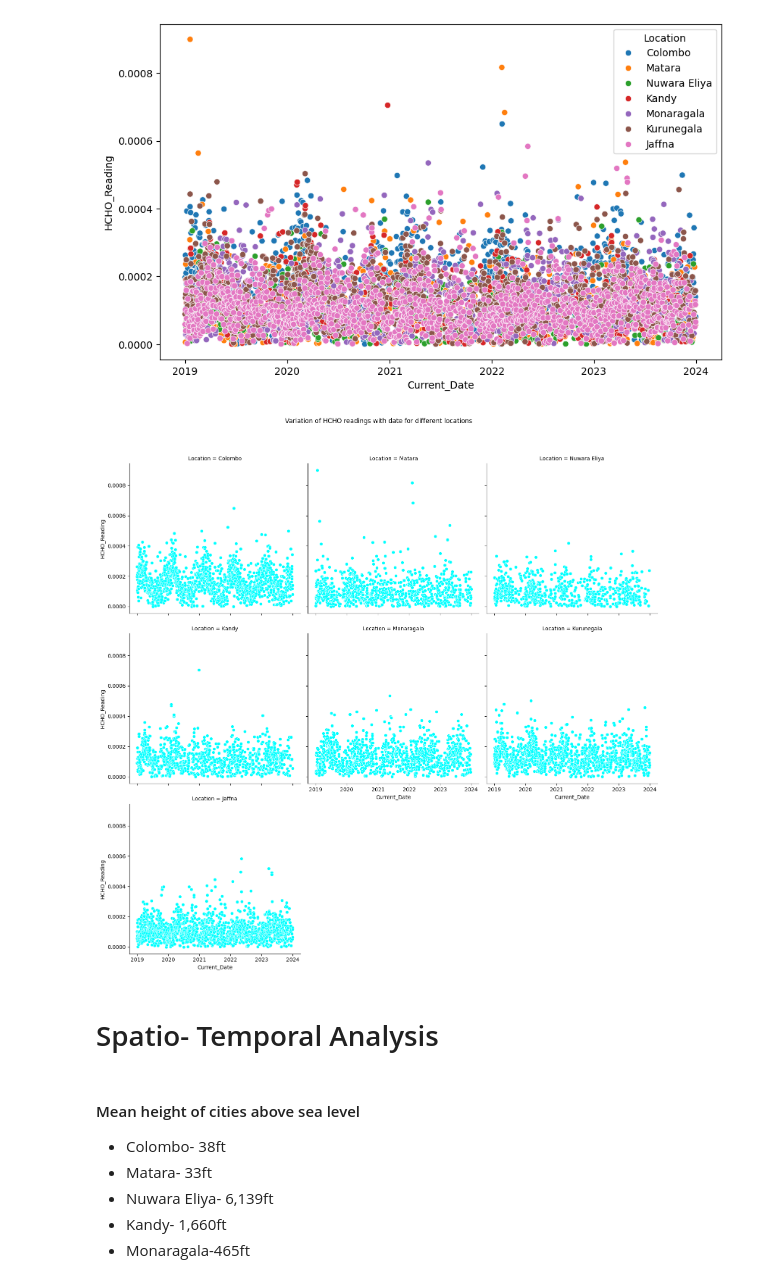
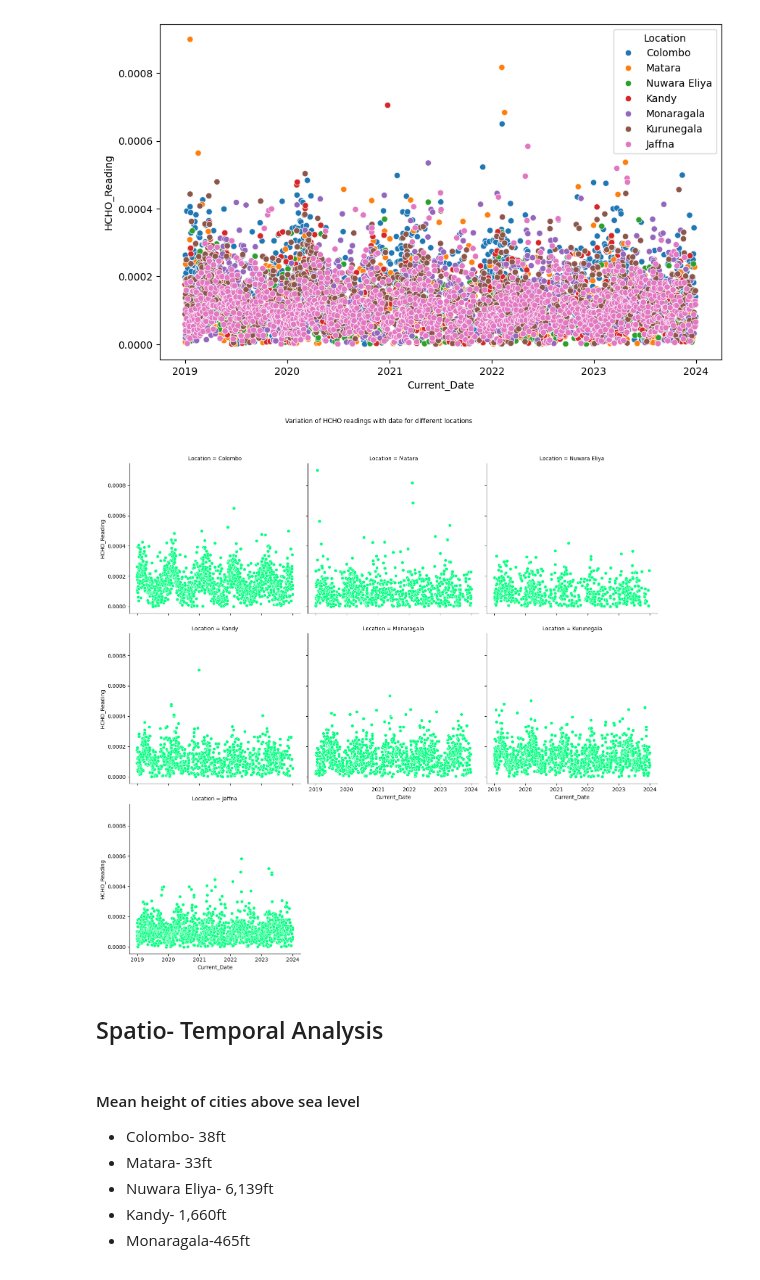
Before and after one commit to arkhash0309/Smog-Sentry, a Jupyter notebook: HCHO_Analysis.ipynb, the cells around one changed output. Drawn from its saved outputs; the diff is of its cells as text; code cells hidden in the pictures.

Commit message:
Progressed on Spatio-Temporal Analysis.

```diff
--- a/HCHO_Analysis.ipynb
+++ b/HCHO_Analysis.ipynb
@@ -90,0 +143,3 @@ plt.show()
+# %%
+col_mat_nuw_df = remove_outliers_z_score(col_mat_nuw_df, 'HCHO_Reading') # removing the outliers
+col_mat_nuw_df
@@ -101,4 +169,0 @@ plt.show()
-# %%
-# removing the negative HCHO readings
-col_mat_nuw_df = col_mat_nuw_df[col_mat_nuw_df['HCHO_Reading'] >= 0]
-col_mat_nuw_df
@@ -238,3 +301,5 @@ plt.show()
+# %%
+kan_df = remove_outliers_z_score(kan_df, 'HCHO_Reading') # removing the outliers
 # %%
 # let us try to draw a scatter plot to see if there is a relationship between the index(effectively thee date) and the HCHO readings
 plt.figure(figsize=(10, 6))
@@ -381,3 +442,5 @@ plt.show()
+# %%
+mon_kur_jaf_df = remove_outliers_z_score(mon_kur_jaf_df, 'HCHO_Reading') # removing the outliers
 # %%
 # let us try to draw a scatter plot to see if there is a relationship between the index(effectively thee date) and the HCHO readings
 plt.figure(figsize=(10, 6))
@@ -549,15 +588,15 @@ plt.show()
 [figure]
 # %%
 # let us draw the scatterplot for each location separately
-g = sns.FacetGrid(combined_df, col='Location', col_wrap=3, height=5)
-g.map(sns.scatterplot, "Current_Date", "HCHO_Reading", color="cyan")
+graph = sns.FacetGrid(combined_df, col='Location', col_wrap=3, height=5)
+graph.map(sns.scatterplot, "Current_Date", "HCHO_Reading", color="springgreen")
 plt.subplots_adjust(top=0.9)
-g.fig.suptitle("Variation of HCHO readings with date for different locations")
+graph.fig.suptitle("Variation of HCHO readings with date for different locations")
 plt.show()
 # %% [output]
-[figure, old version]
+[figure, new version]
 # %% [markdown]
-# Spatio- Temporal Analysis
+## Spatio- Temporal Analysis
 # %% [markdown]
 #### Mean height of cities above sea level
 * Colombo- 38ft
```
Also changed, not shown: parts of 39 cells of this notebook.
